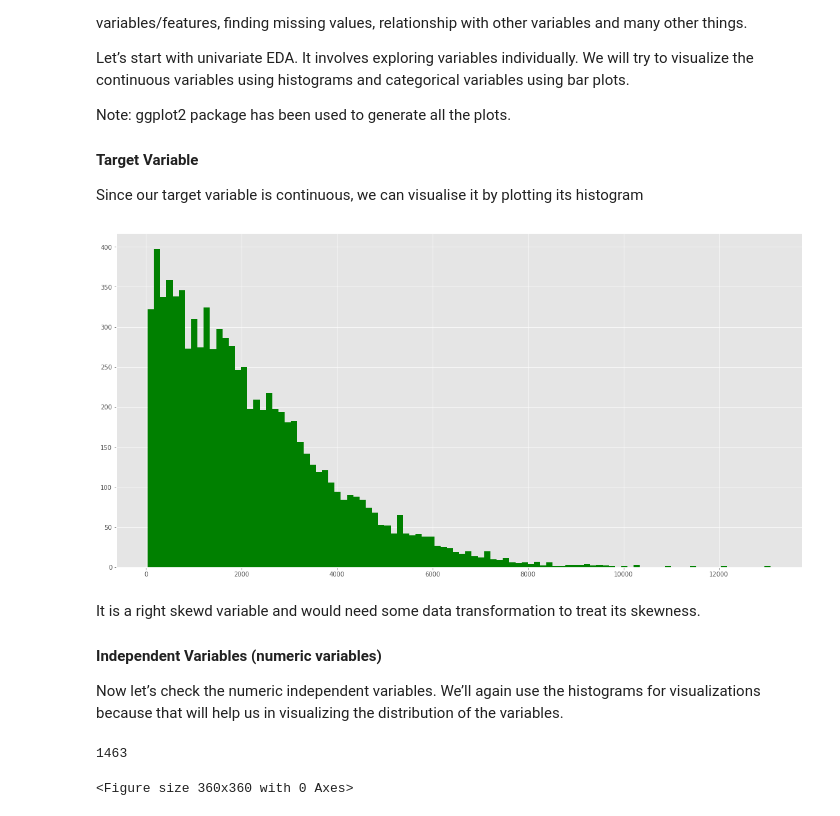
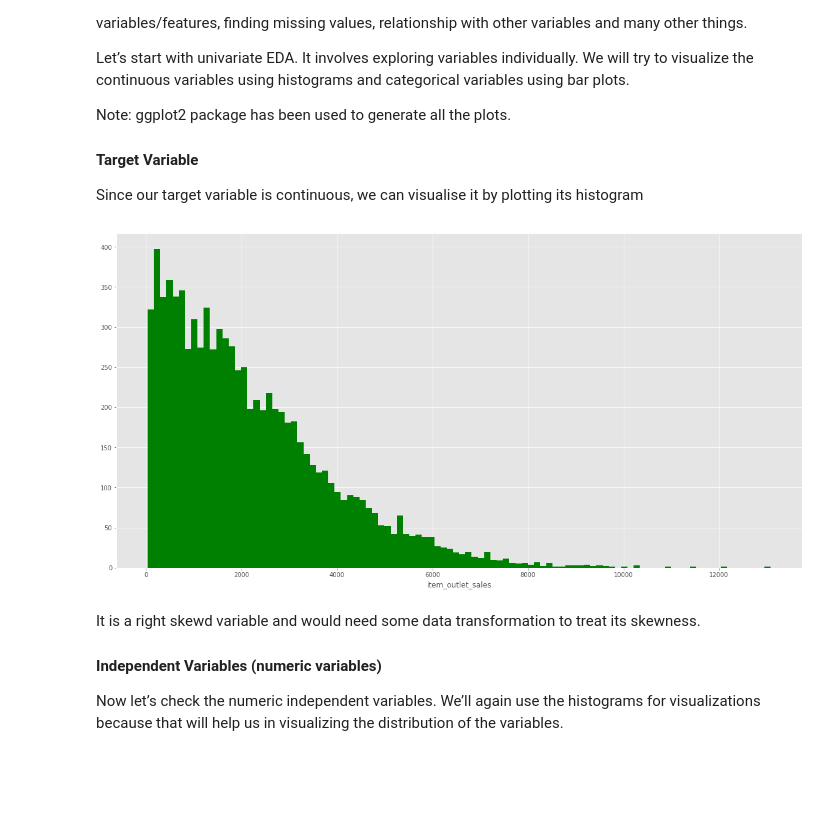
Before and after one commit to tanujbafila01/utils, a Jupyter notebook: av_bmsp_r_to_python.ipynb, the cells around one changed output. Cells and saved outputs as stored; diff of their text form; code cells hidden in the pictures; blank space fills up the shorter version.

```diff
--- a/av_bmsp_r_to_python.ipynb
+++ b/av_bmsp_r_to_python.ipynb
@@ -151,9 +150,9 @@ At the competition’s page, we are provided with 3 CSV files — Train, Test, a
 3. The Sample Submissions file contains the format in which we have to submit our predictions.<br><br>
 We will use pandas.read_csv() function of data.table package to read the datasets.
 # %%
-train = pd.read_csv("./data/Train.txt")
-test = pd.read_csv("./data/Test.txt")
-sample_submission = pd.read_csv("./data/SampleSubmission.txt")
+train = pd.read_csv("./data/bigmart/Train.txt")
+test = pd.read_csv("./data/bigmart/Test.txt")
+sample_submission = pd.read_csv("./data/bigmart/SampleSubmission.txt")
 # %% [markdown]
 ### Understanding the data
 Initially we should understand our raw data thoroughly, i.e., we should explore the no. of features/columns and rows, datatype of the features, feature names and so on. It helps in working with the data in the next stages.
@@ -210,21 +209,12 @@ Note: ggplot2 package has been used to generate all the plots.
 Since our target variable is continuous, we can visualise it by plotting its histogram
 # %%
 plt.figure(figsize=(20,10))
+plt.xlabel('item_outlet_sales')
 plot = plt.hist(train['Item_Outlet_Sales'], bins=100, color='g', label='Item_Outlet_Sales')
 # if we don't assign it to a variable, it prints the column as numpy array
 # %% [output]
-[figure, old version]
+[figure, new version]
 # %% [markdown]
 It is a right skewd variable and would need some data transformation to treat its skewness.
 #### Independent Variables (numeric variables)
 Now let’s check the numeric independent variables. We’ll again use the histograms for visualizations because that will help us in visualizing the distribution of the variables.
-# %%
-import numpy as np
-plt.figure(figsize=(5,5))
-#item_weight = plt.hist(train['Item_Weight'], color='b')
-np.isnan(train['Item_Weight']).sum()
-#train['Item_Visibility']
-#train['Item_MRP']
-# %% [output]
-1463
-<Figure size 360x360 with 0 Axes>
```
Also changed, not shown: parts of 8 cells of this notebook.
